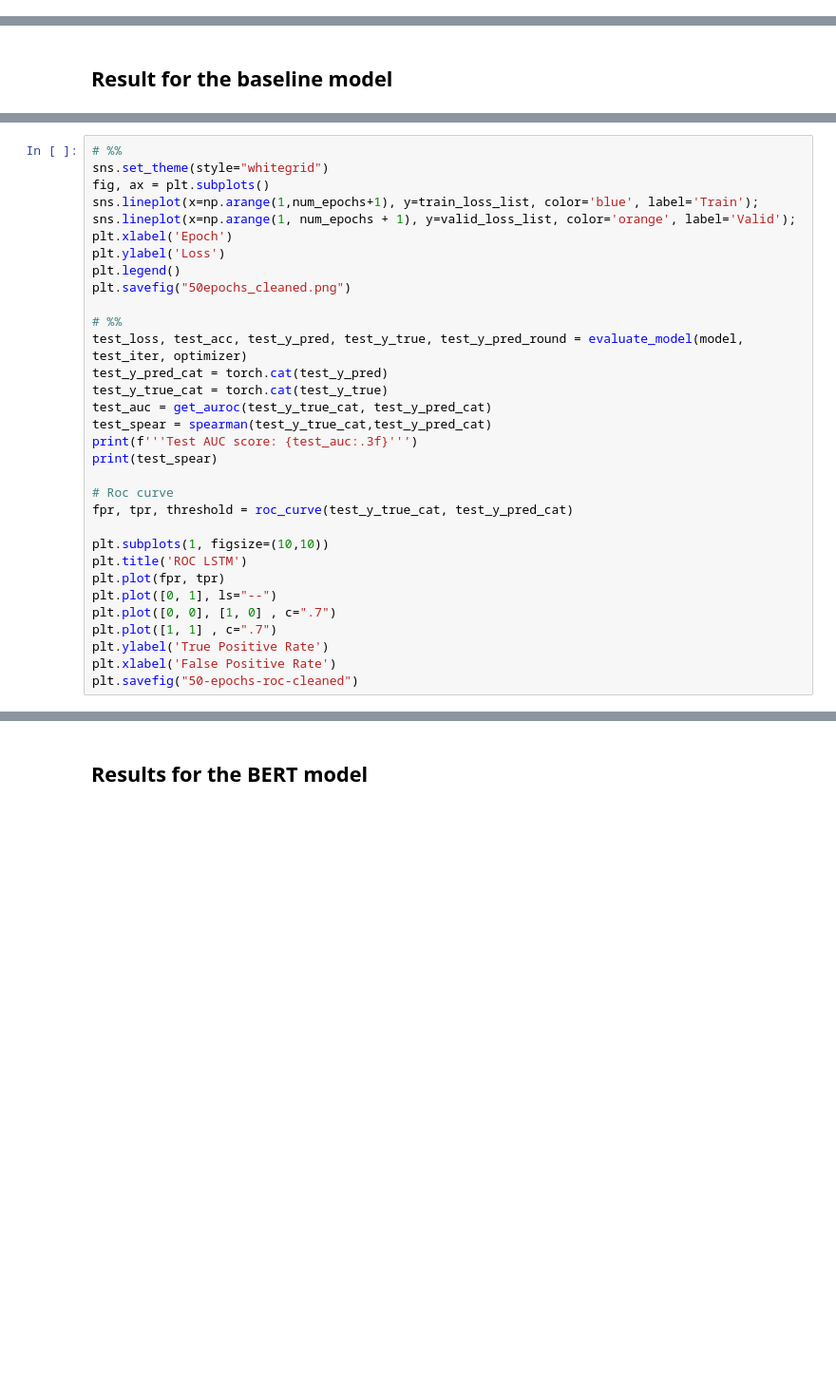
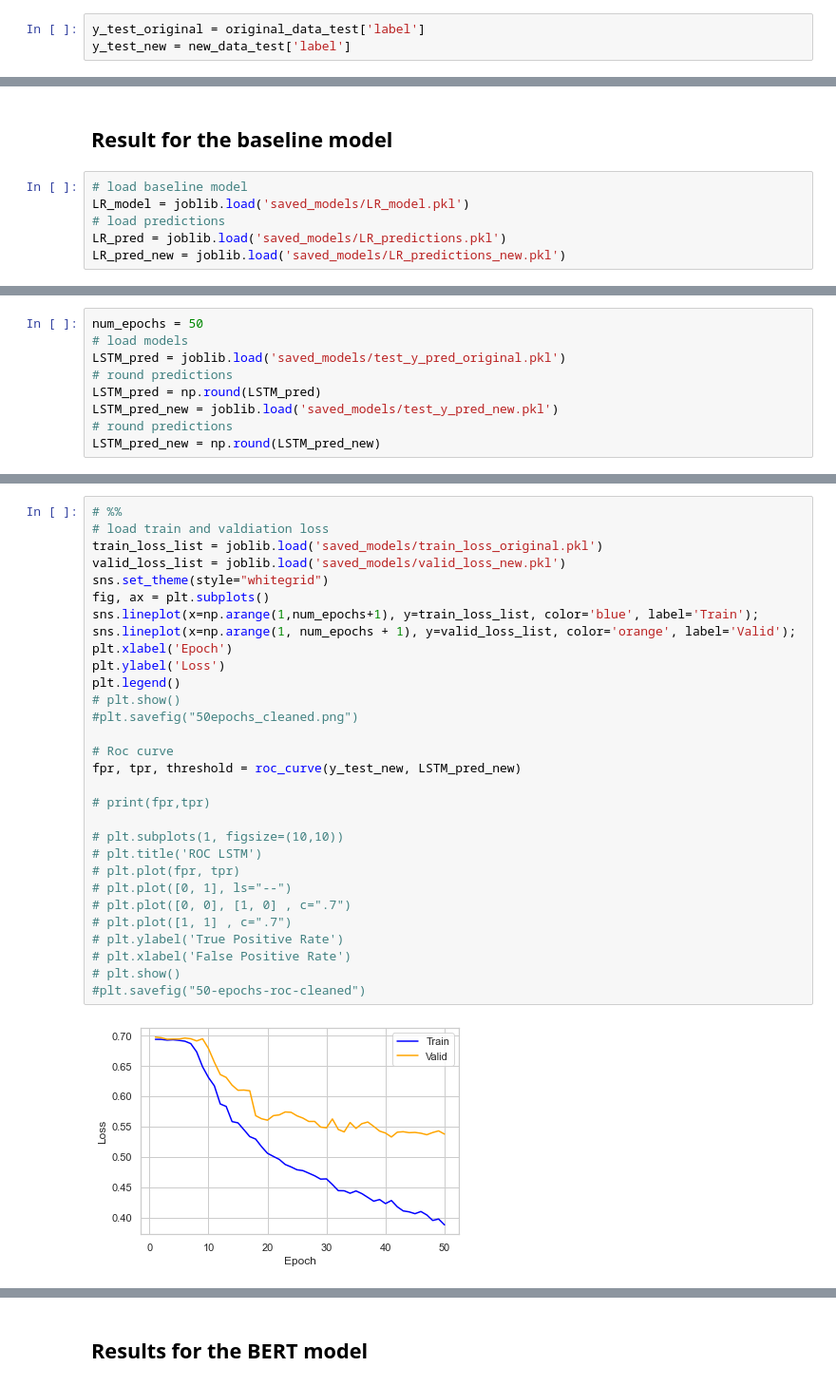
Before and after one commit to sunnivaolsrud/02456_deeplearning_project, a Jupyter notebook: src/Results.ipynb, the cells around one changed output, grey strips where cells are left out. Shown: that part at 95% size. Drawn from its saved outputs; the diff is of its cells as text; blank space fills up the shorter version.

```diff
--- a/src/Results.ipynb
+++ b/src/Results.ipynb
@@ -8,4 +19,13 @@ import numpy as np
+# %%
+y_test_original = original_data_test['label']
+y_test_new = new_data_test['label']
 # %% [markdown]
 # This notebook contains all results
 # %% [markdown]
 ## Result for the baseline model
+# %%
+# load baseline model
+LR_model = joblib.load('saved_models/LR_model.pkl')
+# load predictions
+LR_pred = joblib.load('saved_models/LR_predictions.pkl')
+LR_pred_new = joblib.load('saved_models/LR_predictions_new.pkl')
@@ -14,0 +45,9 @@ import numpy as np
+# %%
+num_epochs = 50
+# load models
+LSTM_pred = joblib.load('saved_models/test_y_pred_original.pkl')
+# round predictions
+LSTM_pred = np.round(LSTM_pred)
+LSTM_pred_new = joblib.load('saved_models/test_y_pred_new.pkl')
+# round predictions
+LSTM_pred_new = np.round(LSTM_pred_new)
@@ -15,32 +65,32 @@ import numpy as np
 # %%
 # %%
+# load train and valdiation loss
+train_loss_list = joblib.load('saved_models/train_loss_original.pkl')
+valid_loss_list = joblib.load('saved_models/valid_loss_new.pkl')
 sns.set_theme(style="whitegrid")
 fig, ax = plt.subplots()
 sns.lineplot(x=np.arange(1,num_epochs+1), y=train_loss_list, color='blue', label='Train');
 sns.lineplot(x=np.arange(1, num_epochs + 1), y=valid_loss_list, color='orange', label='Valid');
 plt.xlabel('Epoch')
 plt.ylabel('Loss')
 plt.legend()
-plt.savefig("50epochs_cleaned.png")
-
-# %%
-test_loss, test_acc, test_y_pred, test_y_true, test_y_pred_round = evaluate_model(model, test_iter, optimizer)
-test_y_pred_cat = torch.cat(test_y_pred)
-test_y_true_cat = torch.cat(test_y_true)
-test_auc = get_auroc(test_y_true_cat, test_y_pred_cat)
-test_spear = spearman(test_y_true_cat,test_y_pred_cat)
-print(f'''Test AUC score: {test_auc:.3f}''')
-print(test_spear)
+# plt.show()
+#plt.savefig("50epochs_cleaned.png")
 
 # Roc curve
-fpr, tpr, threshold = roc_curve(test_y_true_cat, test_y_pred_cat)
+fpr, tpr, threshold = roc_curve(y_test_new, LSTM_pred_new)
 
-plt.subplots(1, figsize=(10,10))
-plt.title('ROC LSTM')
-plt.plot(fpr, tpr)
-plt.plot([0, 1], ls="--")
-plt.plot([0, 0], [1, 0] , c=".7")
-plt.plot([1, 1] , c=".7")
-plt.ylabel('True Positive Rate')
-plt.xlabel('False Positive Rate')
-plt.savefig("50-epochs-roc-cleaned")
+# print(fpr,tpr)
+
+# plt.subplots(1, figsize=(10,10))
+# plt.title('ROC LSTM')
+# plt.plot(fpr, tpr)
+# plt.plot([0, 1], ls="--")
+# plt.plot([0, 0], [1, 0] , c=".7")
+# plt.plot([1, 1] , c=".7")
+# plt.ylabel('True Positive Rate')
+# plt.xlabel('False Positive Rate')
+# plt.show()
+#plt.savefig("50-epochs-roc-cleaned")
+# %% [output]
+[figure, added]
```
Also changed, not shown: parts of 7 cells of this notebook, 39 other files.
